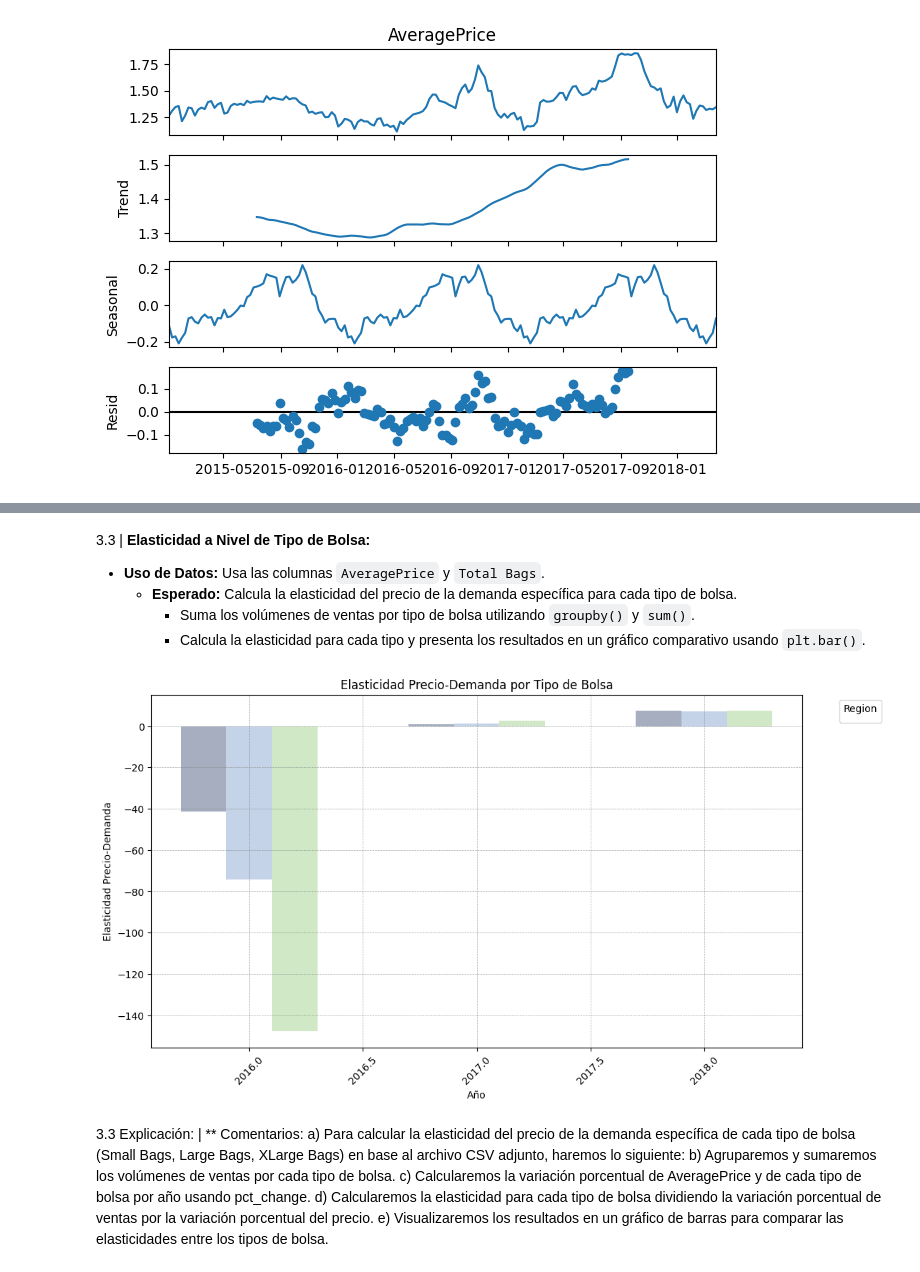
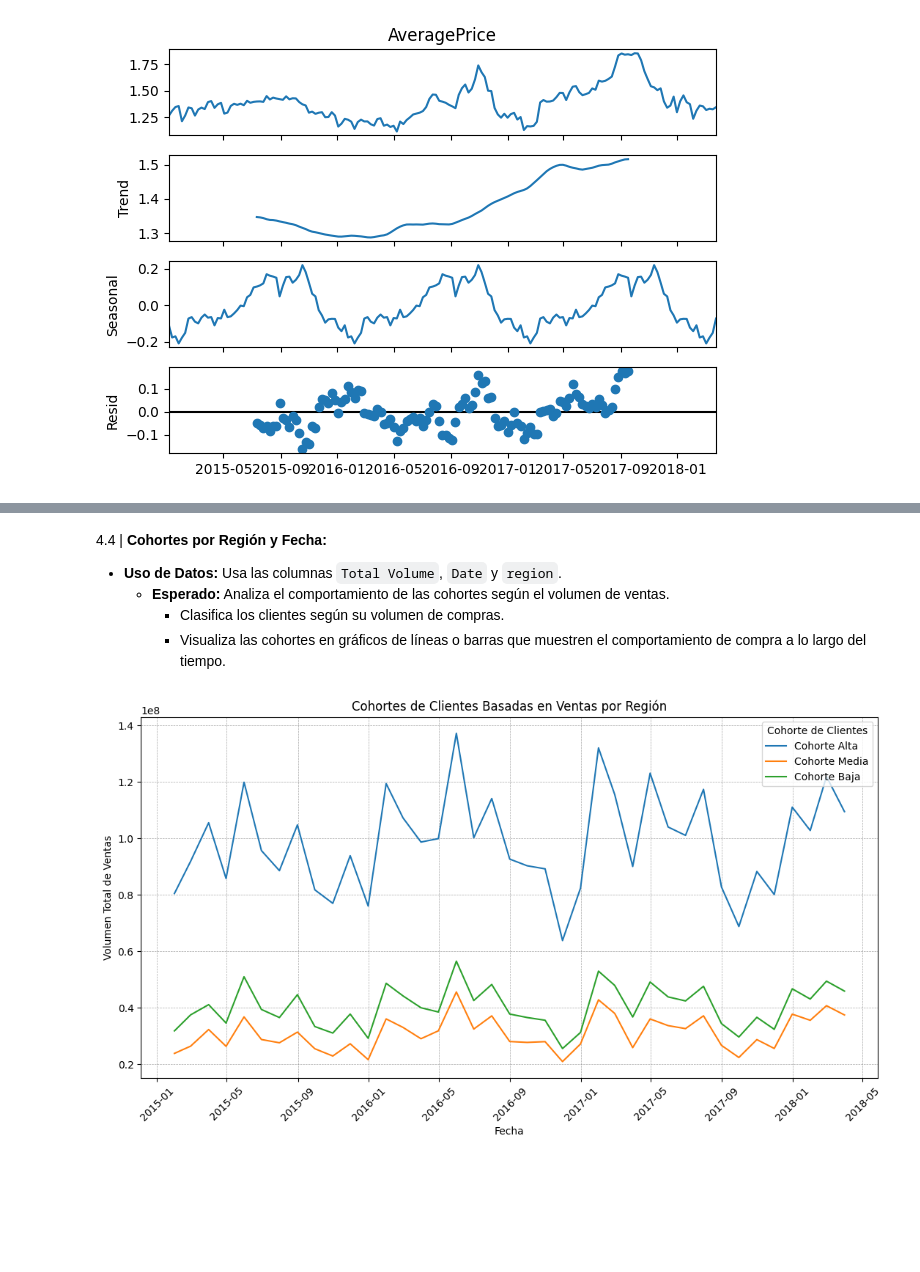
Before and after one commit to CWCreacionWeb/aguacates, a Jupyter notebook: mini_proyecto_gm.ipynb, the cells around one changed output, grey strips where cells are left out. Cells and saved outputs as stored; diff of their text form; code cells hidden in the pictures; blank space fills up the shorter version.

```diff
--- a/mini_proyecto_gm.ipynb
+++ b/mini_proyecto_gm.ipynb
@@ -378,7 +257,9 @@ enun.getExplicacion("3.2")
 # %%
 enun.getEnunciado("3.3")
-chart.df['year'] = chart.df['Date'].dt.year
+#chart.df['year'] = chart.df['Date'].dt.year
 # Agrupar por año y sumar volúmenes para cada tipo de bolsa y calcular el precio promedio
+
+
 df_grouped = chart.df.groupby('year').agg(
     {
         'AveragePrice': 'mean',
@@ -387,6 +268,8 @@ df_grouped = chart.df.groupby('year').agg(
         'XLarge Bags': 'sum'
     }
 ).reset_index()
+
+print(df_grouped)
 
 # Calcular el cambio porcentual anual para cada tipo de bolsa y el precio promedio
 df_grouped['pct_change_price'] = df_grouped['AveragePrice'].pct_change()
@@ -405,29 +288,14 @@ df_elasticity = df_grouped.dropna(subset=['elasticity_small', 'elasticity_large'
 # Visualizar los resultados en un gráfico de barras
 chart.figureConfig(title="Elasticidad Precio-Demanda por Tipo de Bolsa",xlabel="Año",ylabel="Elasticidad Precio-Demanda")
 
-chart.plt.bar(df_elasticity['year'] - 0.2, df_elasticity['elasticity_small'], width=0.2, label='Small Bags',color="#A6AEBF")
-chart.plt.bar(df_elasticity['year'], df_elasticity['elasticity_large'], width=0.2, label='Large Bags',color="#C5D3E8")
-chart.plt.bar(df_elasticity['year'] + 0.2, df_elasticity['elasticity_xlarge'], width=0.2, label='XLarge Bags',color="#D0E8C5")
+chart.plt.bar(df_elasticity['year'] - 0.2, df_elasticity['elasticity_small'], width=0.2, label='Small Bags',color=chart.getColor())
+chart.plt.bar(df_elasticity['year'], df_elasticity['elasticity_large'], width=0.2, label='Large Bags',color=chart.getColor())
+chart.plt.bar(df_elasticity['year'] + 0.2, df_elasticity['elasticity_xlarge'], width=0.2, label='XLarge Bags',color=chart.getColor())
 
 # Configuración del gráfico
 chart.plt.grid(axis='y', linestyle='--', alpha=0.7)
 chart.plt.show()
+chart.pd.DataFrame
 enun.getExplicacion("3.3")
-# %% [output]
-3.3 | **Elasticidad a Nivel de Tipo de Bolsa:**
-
-- **Uso de Datos:** Usa las columnas `AveragePrice` y `Total Bags`.
-   - **Esperado:** Calcula la elasticidad del precio de la demanda específica para cada tipo de bolsa.
-     - Suma los volúmenes de ventas por tipo de bolsa utilizando `groupby()` y `sum()`.
-     - Calcula la elasticidad para cada tipo y presenta los resultados en un gráfico comparativo usando `plt.bar()`.
-[figure, removed]
-3.3 Explicación: |  **
-Comentarios:
- a) Para calcular la elasticidad del precio de la demanda específica de cada tipo de bolsa (Small Bags, Large Bags, XLarge Bags)
-  en base al archivo CSV adjunto, haremos lo siguiente:
- b) Agruparemos y sumaremos los volúmenes de ventas por cada tipo de bolsa.
- c) Calcularemos la variación porcentual de AveragePrice y de cada tipo de bolsa por año usando pct_change.
- d) Calcularemos la elasticidad para cada tipo de bolsa dividiendo la variación porcentual de ventas por la variación porcentual del precio.
- e) Visualizaremos los resultados en un gráfico de barras para comparar las elasticidades entre los tipos de bolsa.
 # %%
 enun.getEnunciado("3.3")
@@ -547,29 +403,39 @@ enun.getExplicacion("4.3")
 # %%
 enun.getEnunciado("4.4")
 # Agrupar por region y Date, calculando el total de ventas
-ventas_por_region_fecha = chart.df.groupby([pd.Grouper(key='Date', freq='ME'), 'region']).agg(
+ventas_por_region_fecha = chart.df.groupby([chart.pd.Grouper(key='Date', freq='ME'), 'region']).agg(
     TotalVolume=('Total Volume', 'sum')
 ).reset_index()
 
 # Clasificar las regiones en cohortes según el volumen de ventas promedio total
 # Calculamos el volumen promedio para cada región
 volumen_promedio_por_region = ventas_por_region_fecha.groupby('region')['TotalVolume'].mean()
 
 # Definimos las cohortes: Baja, Media, Alta en función del cuartil
-cuartiles = pd.qcut(volumen_promedio_por_region, 3, labels=['Baja', 'Media', 'Alta'])
+cuartiles = chart.pd.qcut(volumen_promedio_por_region, 3, labels=['Baja', 'Media', 'Alta'])
 
 # Agregar la cohorte a cada región en el DataFrame original
 ventas_por_region_fecha['Cohorte'] = ventas_por_region_fecha['region'].map(cuartiles)
 
 # Crear el gráfico de líneas para cada cohorte
 chart.figureConfig(title="Cohortes de Clientes Basadas en Ventas por Región",
                    xlabel="Fecha",ylabel="Volumen Total de Ventas")
 
 for cohorte in ventas_por_region_fecha['Cohorte'].unique():
     subset = ventas_por_region_fecha[ventas_por_region_fecha['Cohorte'] == cohorte]
     subset_grouped = subset.groupby('Date')['TotalVolume'].sum()
 
-    plt.plot(subset_grouped.index, subset_grouped, label=f'Cohorte {cohorte}')
+    chart.plt.plot(subset_grouped.index, subset_grouped, label=f'Cohorte {cohorte}')
 
-plt.legend(title='Cohorte de Clientes')
-plt.show()
+chart.plt.savefig("graficas/grafica_4_4.png")
+chart.plt.legend(title='Cohorte de Clientes')
+chart.plt.show()
+enun.getExplicacion("4.4")
+# %% [output]
+4.4 | **Cohortes por Región y Fecha:**
+
+- **Uso de Datos:** Usa las columnas `Total Volume`, `Date` y `region`.
+   - **Esperado:** Analiza el comportamiento de las cohortes según el volumen de ventas.
+     - Clasifica los clientes según su volumen de compras.
+     - Visualiza las cohortes en gráficos de líneas o barras que muestren el comportamiento de compra a lo largo del tiempo.
+[figure, added]
```
Also changed, not shown: parts of 19 cells of this notebook, 5 other files.
